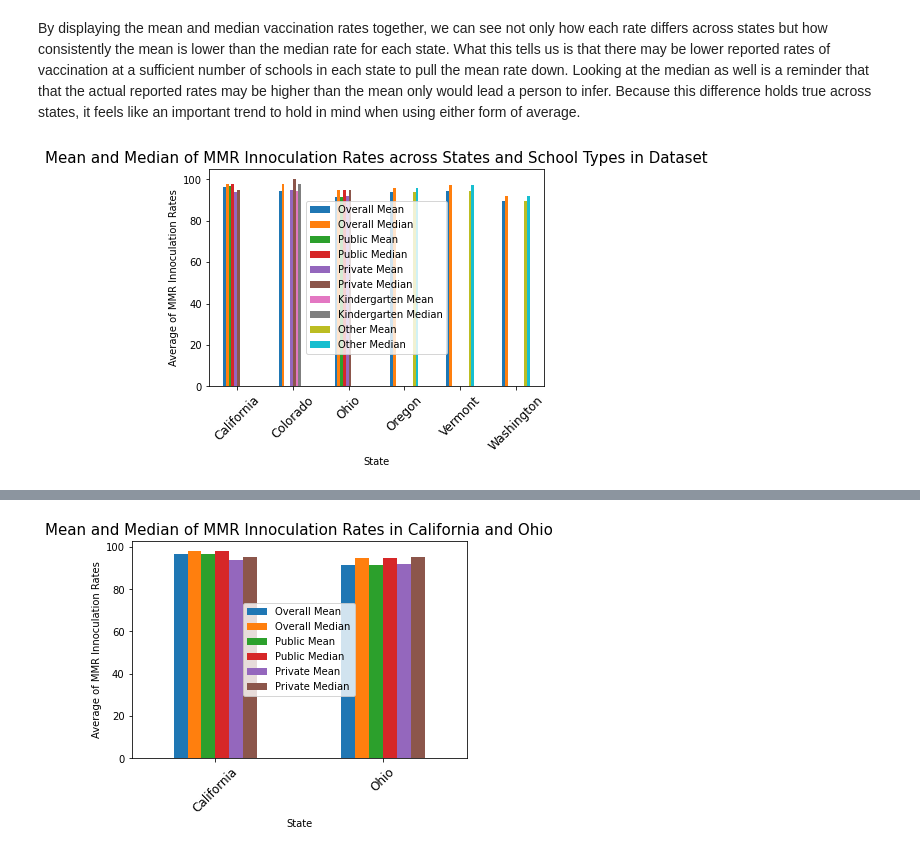
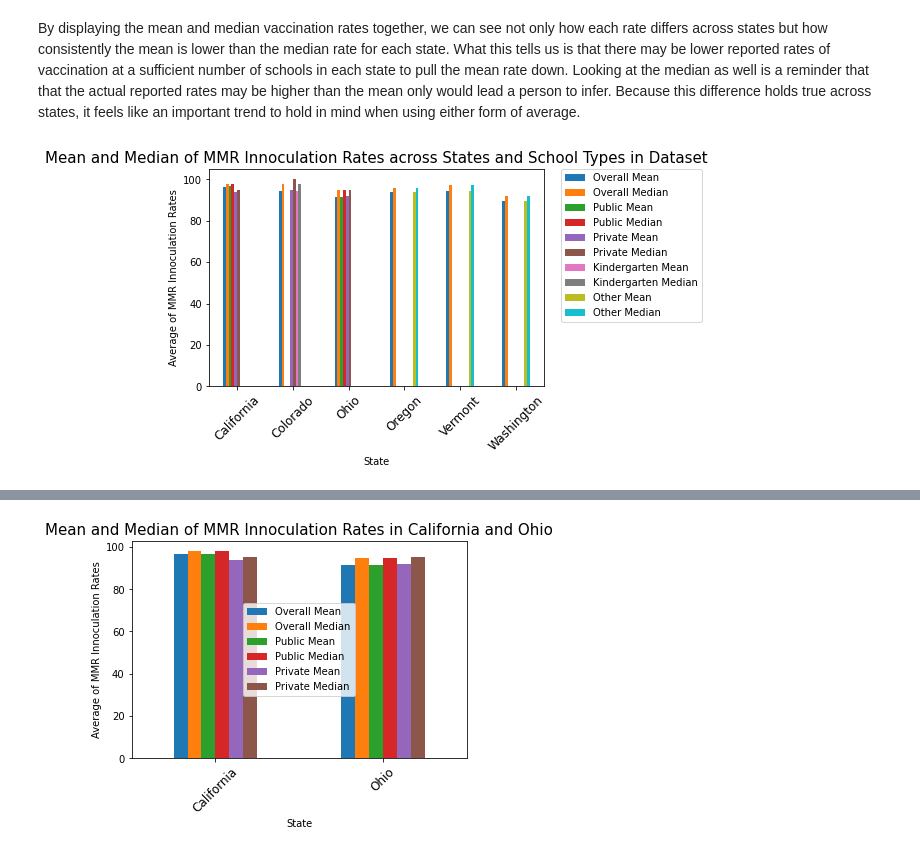
Before and after one commit to mel-c-lowe/UMN_Bootcamp_Project_One, a Jupyter notebook: MMR Vaccinations Trends.ipynb, the cells around one changed output, grey strips where cells are left out. Cells and saved outputs as stored; diff of their text form; code cells hidden in the pictures.

```diff
--- a/MMR Vaccinations Trends.ipynb
+++ b/MMR Vaccinations Trends.ipynb
@@ -399,19 +386,20 @@ By displaying the mean and median vaccination rates together, we can see not onl
 # %%
 # Grouped bar chart of all averages across all states and school types
 # Formatting is being disagreable
 
 group_by_state = avg_by_state.drop(["Count of Schools"], axis=1)
 
 state_group_fig = group_by_state.plot.bar(rot=45)
 
 plt.ylabel("Average of MMR Innoculation Rates")
 plt.xlabel("State")
 plt.title("Mean and Median of MMR Innoculation Rates across States and School Types in Dataset", fontsize=15)
 plt.legend(loc="center")
 
 tick_locations = [value for value in x_axis]
 plt.xticks(tick_locations, states, rotation="45", fontsize=12)
+plt.legend(bbox_to_anchor=(1.05, 1), loc='upper left', borderaxespad=0.)
 
 plt.show()
 # %% [output]
-[figure, old version]
+[figure, new version]
```
Also changed, not shown: parts of 33 cells of this notebook.
